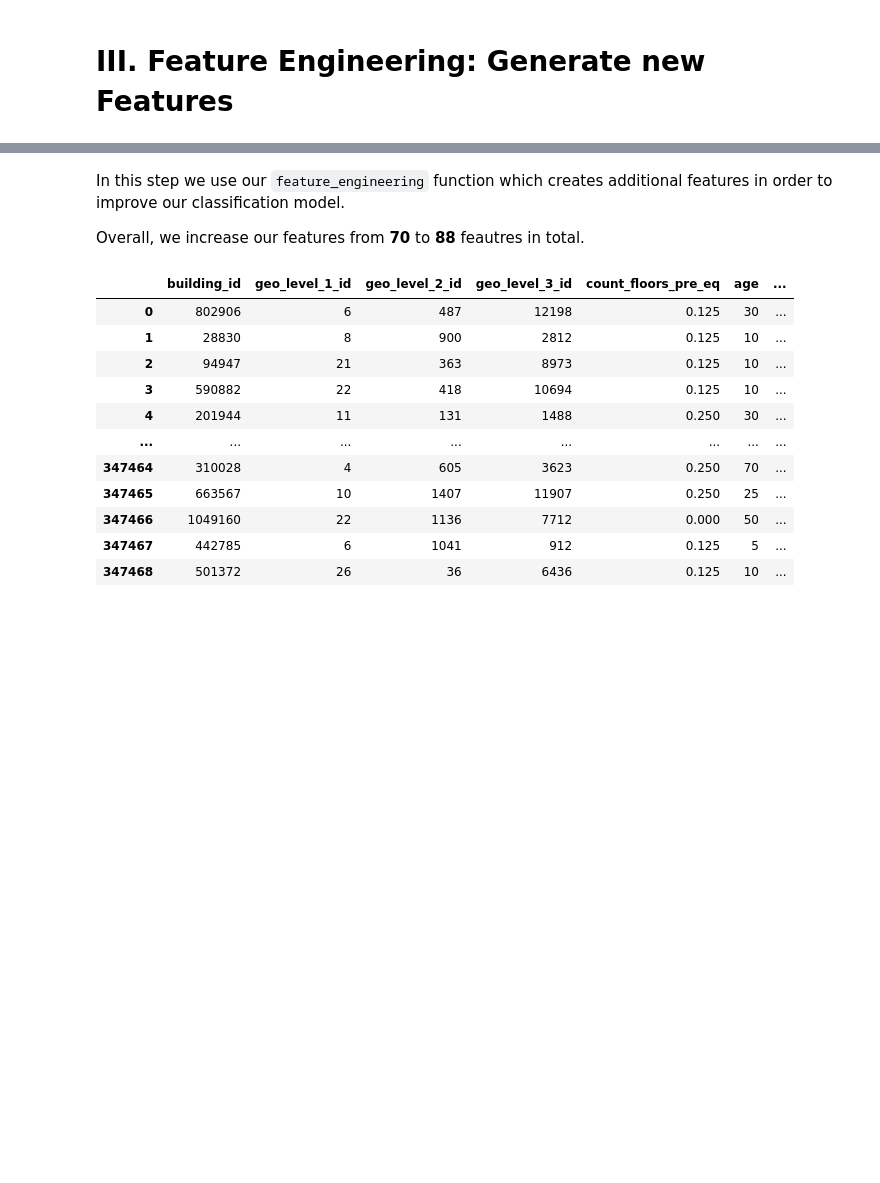
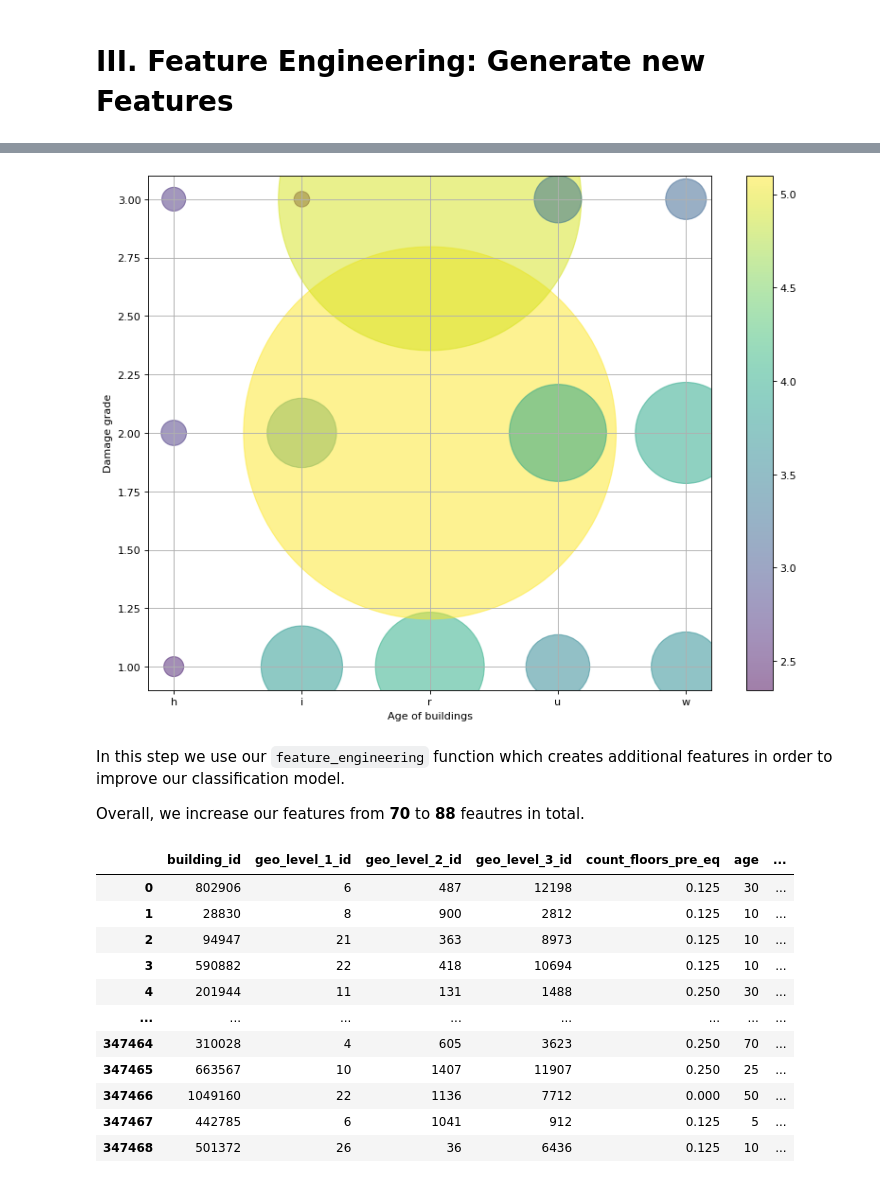
Before and after one commit to NiklasSabel/data_mining_1, a Jupyter notebook: notebooks/Model_Improvement_v2.ipynb, the cells around one changed output, grey strips where cells are left out. Drawn from its saved outputs; the diff is of its cells as text; code cells hidden in the pictures; blank space fills up the shorter version.

```diff
--- a/notebooks/Model_Improvement_v2.ipynb
+++ b/notebooks/Model_Improvement_v2.ipynb
@@ -77,3 +167,13 @@ display(df)
+# %%
+plt.figure(figsize=(12, 9), dpi=80)
+plt.scatter(found['foundation_type'], found['damage_grade'], s=found['building_id'], c=np.log10(found['building_id']),  alpha=0.5)
+plt.colorbar()
+plt.xlabel('Age of buildings')
+plt.ylabel('Damage grade')
+plt.grid()
+plt.show()
+# %% [output]
+[figure, added]
 # %% [markdown]
 In this step we use our ``feature_engineering`` function which creates additional features in order to improve our classification model.
 
```
Also changed, not shown: parts of 5 cells of this notebook, 4 other files.
